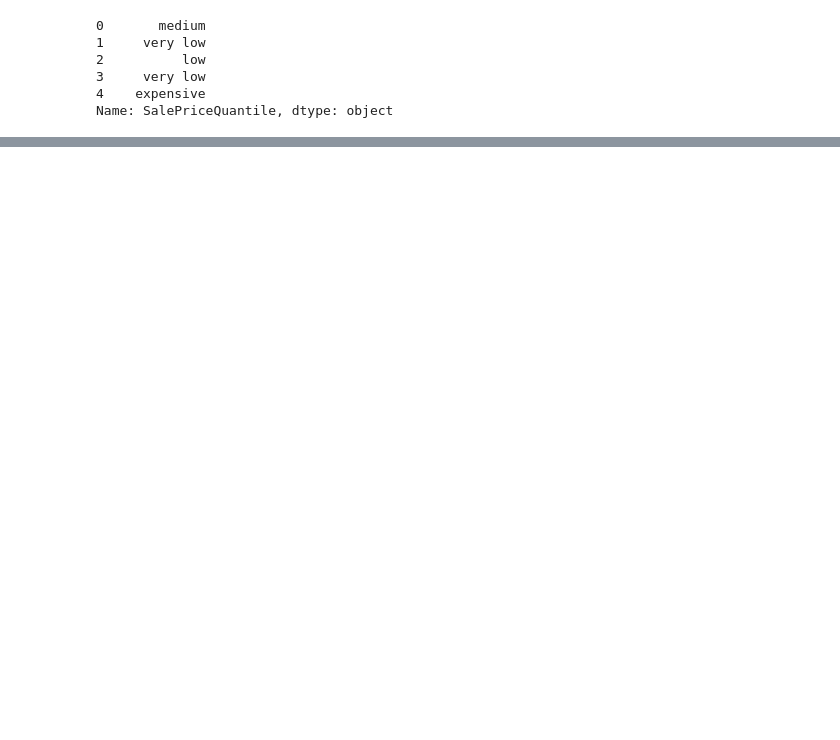
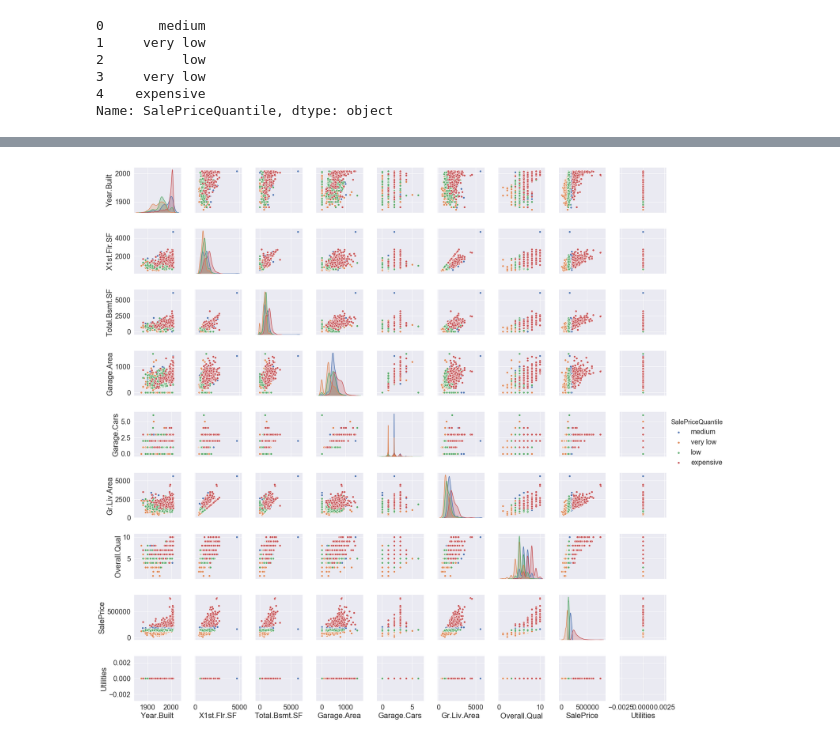
Before and after one commit to edytakudla/Ames_Prices_Predicting_Project, a Jupyter notebook: Project Ames.ipynb, the cells around one changed output, grey strips where cells are left out. Saved outputs shown, nothing was run; the diff lists cells and outputs as text; code cells hidden in the pictures; blank space fills up the shorter version.

```diff
--- a/Project Ames.ipynb
+++ b/Project Ames.ipynb
@@ -492,0 +539,5 @@ res = stats.probplot(df['SalePrice'], plot=plt)
+# %%
+sns.pairplot(data=df_corr2, hue='SalePriceQuantile')
+plt.show()
+# %% [output]
+[figure, added]
```
Also changed, not shown: parts of 58 cells of this notebook.
